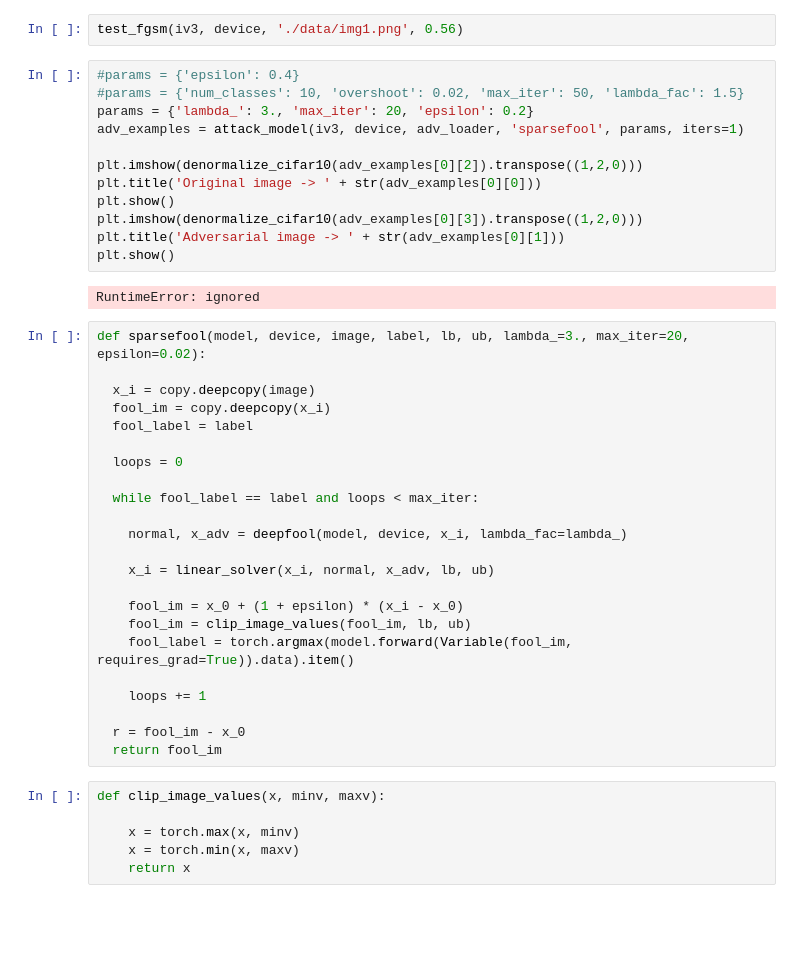
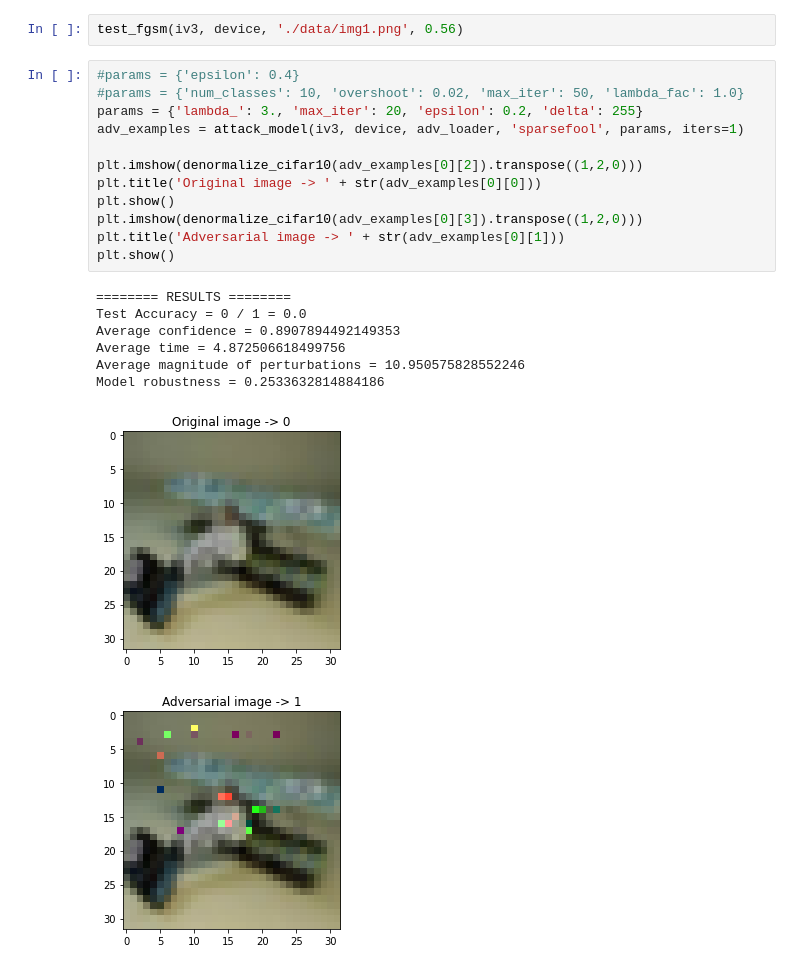
Before and after one commit to pabloac31/TFG, a Jupyter notebook: cifar10_experiments.ipynb, the cells around one changed output. Saved outputs shown, nothing was run; the diff lists cells and outputs as text; blank space fills up the shorter version.

```diff
--- a/cifar10_experiments.ipynb
+++ b/cifar10_experiments.ipynb
@@ -49,44 +40,22 @@ Extracting ./data/cifar-10-python.tar.gz to ./data
 test_fgsm(iv3, device, './data/img1.png', 0.56)
 # %%
 #params = {'epsilon': 0.4}
-#params = {'num_classes': 10, 'overshoot': 0.02, 'max_iter': 50, 'lambda_fac': 1.5}
-params = {'lambda_': 3., 'max_iter': 20, 'epsilon': 0.2}
+#params = {'num_classes': 10, 'overshoot': 0.02, 'max_iter': 50, 'lambda_fac': 1.0}
+params = {'lambda_': 3., 'max_iter': 20, 'epsilon': 0.2, 'delta': 255}
 adv_examples = attack_model(iv3, device, adv_loader, 'sparsefool', params, iters=1)
 
 plt.imshow(denormalize_cifar10(adv_examples[0][2]).transpose((1,2,0)))
 plt.title('Original image -> ' + str(adv_examples[0][0]))
 plt.show()
 plt.imshow(denormalize_cifar10(adv_examples[0][3]).transpose((1,2,0)))
 plt.title('Adversarial image -> ' + str(adv_examples[0][1]))
 plt.show()
 # %% [output]
-RuntimeError: ignored
+======== RESULTS ========
+Test Accuracy = 0 / 1 = 0.0
+Average confidence = 0.8907894492149353
+Average time = 4.872506618499756
+Average magnitude of perturbations = 10.950575828552246
+Model robustness = 0.2533632814884186
+[figure, added]
+[figure, added]
-# %%
-def sparsefool(model, device, image, label, lb, ub, lambda_=3., max_iter=20, epsilon=0.02):
-
-  x_i = copy.deepcopy(image)
-  fool_im = copy.deepcopy(x_i)
-  fool_label = label
-
-  loops = 0
-
-  while fool_label == label and loops < max_iter:
-
-    normal, x_adv = deepfool(model, device, x_i, lambda_fac=lambda_)
-
-    x_i = linear_solver(x_i, normal, x_adv, lb, ub)
-
-    fool_im = x_0 + (1 + epsilon) * (x_i - x_0)
-    fool_im = clip_image_values(fool_im, lb, ub)
-    fool_label = torch.argmax(model.forward(Variable(fool_im, requires_grad=True)).data).item()
-
-    loops += 1
-
-  r = fool_im - x_0
-  return fool_im
-# %%
-def clip_image_values(x, minv, maxv):
-
-    x = torch.max(x, minv)
-    x = torch.min(x, maxv)
-    return x
```
Also changed, not shown: parts of 7 cells of this notebook.
